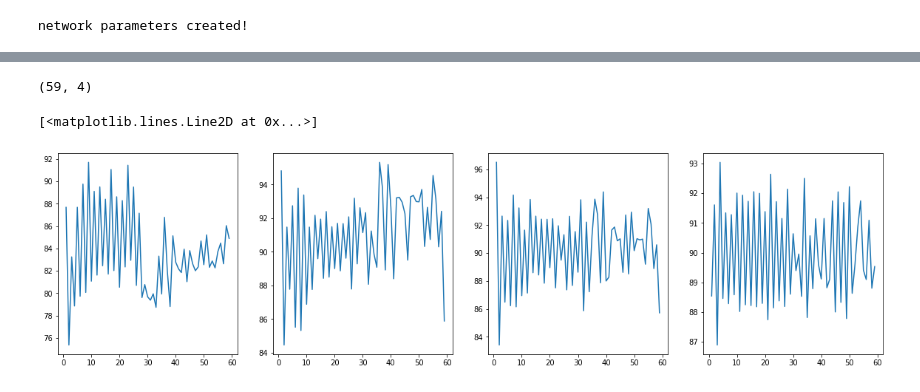
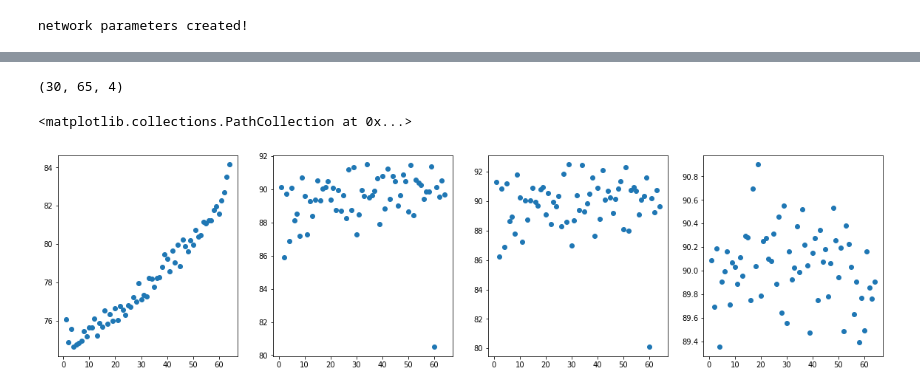
Before and after one commit to ARMINPAN/Advance-Neuroscience-FInal-Project, a Jupyter notebook: Main.ipynb, the cells around one changed output, grey strips where cells are left out. Drawn from its saved outputs; the diff is of its cells as text; code cells hidden in the pictures.

```diff
--- a/Main.ipynb
+++ b/Main.ipynb
@@ -748,16 +818,22 @@ ax.grid(True)
 # %%
 # alignment terms calculation
+import gc
 
 batch_size = 1000
 batch_num = 60
 layer_num = 4
 im_size = 15*15
 epoch_num = 100
-iter_needed = 631
+iter_needed = 66
 input_layer = x_tr_norm.reshape((batch_num,batch_size,im_size))
-a = alignment_term_cal(iter_needed,batch_num,layer_num,LR,B1,B2,B3,B4,delta5_inTime,delta4_inTime,delta3_inTime,\
-                      delta2_inTime,delta1_inTime,input_layer,hidden_layer1_inTime,hidden_layer2_inTime,\
-                      hidden_layer3_inTime,hidden_layer4_inTime)
+gc.collect()
+
+
+alignment_terms = [];
+for k in range(run_num):
+  alignment_terms.append(alignment_term_cal(iter_needed,batch_num,layer_num,LR,B1,B2,B3,B4,delta5_inTime[k,:,:,:],delta4_inTime[k,:,:,:],delta3_inTime[k,:,:,:],\
+                        delta2_inTime[k,:,:,:],delta1_inTime[k,:,:,:],input_layer,hidden_layer1_inTime[k,:,:,:],hidden_layer2_inTime[k,:,:,:],\
+                        hidden_layer3_inTime[k,:,:,:],hidden_layer4_inTime[k,:,:,:]))
 # %% [output]
 1
 2
@@ -780,11 +855,13 @@ RuntimeError: ignored
 # %%
 # cal angles between alignment terms and backwart weights.T
-angles_alignment_terms = np.zeros((len(a),4))
+angles_alignment_terms = np.zeros((len(alignment_terms),len(alignment_terms[1]),4))
 
-T_k = a[-1]
-for i in range(T_k.shape[0]):
-    T_o = np.squeeze(T_k[i,:,:,:])
-    angles_alignment_terms[i,0] = angleCal(T_o[0,:,:],B1.T)
-    angles_alignment_terms[i,1] = angleCal(T_o[1,:,:],B2.T)
-    angles_alignment_terms[i,2] = angleCal(T_o[2,:,:],B3.T)
-    angles_alignment_terms[i,3] = angleCal(T_o[3,:,:],B4.T)
+for j in range(len(alignment_terms)):
+  T_k = alignment_terms[j][-1]
+  print(T_k.shape)
+  for i in range(T_k.shape[0]):
+      T_o = np.squeeze(T_k[i,:,:,:])
+      angles_alignment_terms[j,i,0] = angleCal(T_o[0,:,:],B1.T)
+      angles_alignment_terms[j,i,1] = angleCal(T_o[1,:,:],B2.T)
+      angles_alignment_terms[j,i,2] = angleCal(T_o[2,:,:],B3.T)
+      angles_alignment_terms[j,i,3] = angleCal(T_o[3,:,:],B4.T)
@@ -791,12 +886,12 @@ for i in range(T_k.shape[0]):
 # %%
 print(angles_alignment_terms.shape)
 fig, ax = plt.subplots(1,4,figsize=(20,5))
 
-ax[0].plot(np.arange(1,60),angles_alignment_terms[:,0])
-ax[1].plot(np.arange(1,60),angles_alignment_terms[:,1])
-ax[2].plot(np.arange(1,60),angles_alignment_terms[:,2])
-ax[3].plot(np.arange(1,60),angles_alignment_terms[:,3])
+ax[0].scatter(np.arange(1,65),np.mean(angles_alignment_terms[:,0:64,0],axis=0))
+ax[1].scatter(np.arange(1,65),np.mean(angles_alignment_terms[:,0:64,1],axis=0))
+ax[2].scatter(np.arange(1,65),np.mean(angles_alignment_terms[:,0:64,2],axis=0))
+ax[3].scatter(np.arange(1,65),np.mean(angles_alignment_terms[:,0:64,3],axis=0))
 # %% [output]
-(59, 4)
+(30, 65, 4)
-[<matplotlib.lines.Line2D at 0x...>]
+<matplotlib.collections.PathCollection at 0x...>
-[figure, old version]
+[figure, new version]
```
Also changed, not shown: parts of 12 cells of this notebook.
